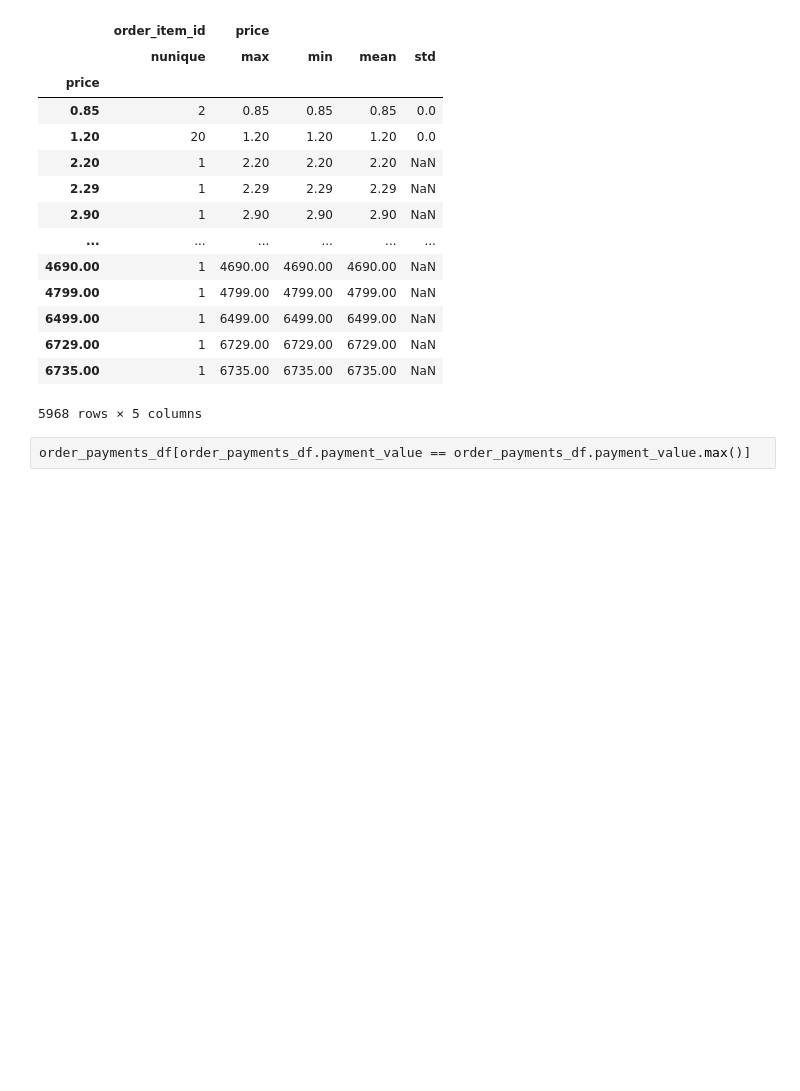
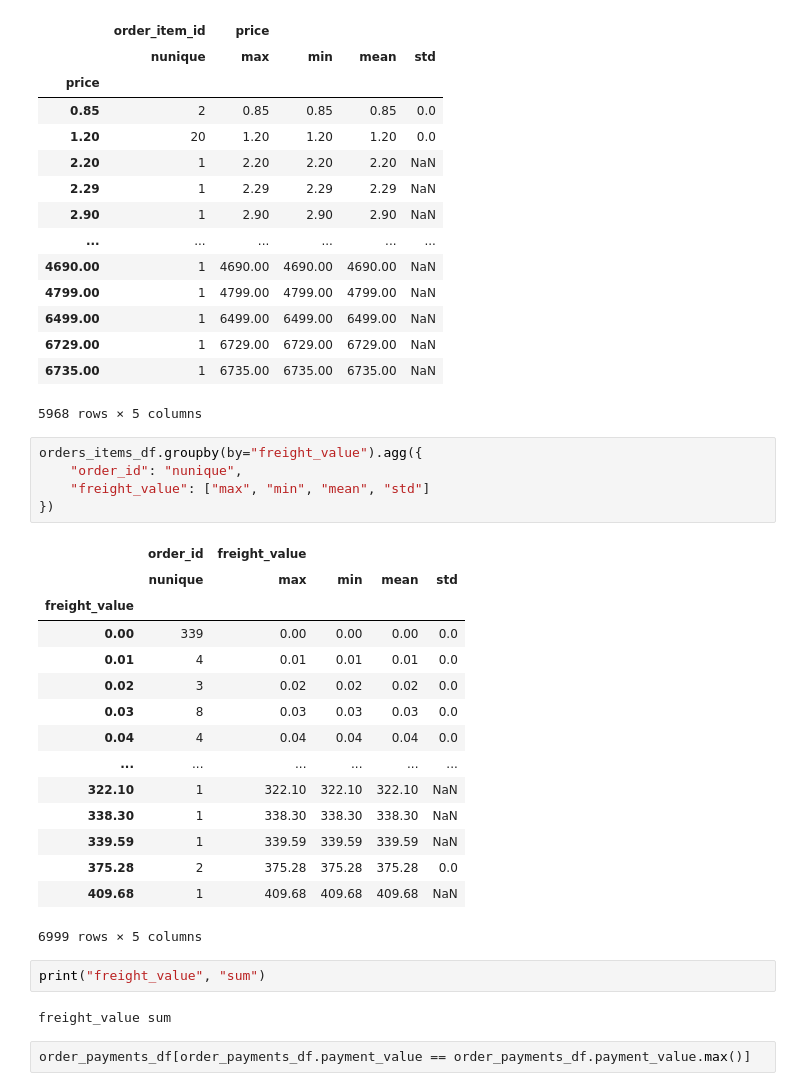
Before and after one commit to suryaadi45/Submision, a Jupyter notebook: notebook.ipynb, the cells around one changed output. Drawn from its saved outputs; the diff is of its cells as text; blank space fills up the shorter version.

```diff
--- a/notebook.ipynb
+++ b/notebook.ipynb
@@ -202,6 +202,31 @@ orders_items_df.groupby(by="price").agg({
 | 6729.00 | 1 | 6729.00 | 6729.00 | 6729.00 | NaN |
 | 6735.00 | 1 | 6735.00 | 6735.00 | 6735.00 | NaN |
 5968 rows × 5 columns
+# %%
+orders_items_df.groupby(by="freight_value").agg({
+    "order_id": "nunique",
+    "freight_value": ["max", "min", "mean", "std"]
+})
+# %% [output]
+|  | order_id | freight_value |  |  |  |
+|  | nunique | max | min | mean | std |
+| freight_value |  |  |  |  |  |
+| 0.00 | 339 | 0.00 | 0.00 | 0.00 | 0.0 |
+| 0.01 | 4 | 0.01 | 0.01 | 0.01 | 0.0 |
+| 0.02 | 3 | 0.02 | 0.02 | 0.02 | 0.0 |
+| 0.03 | 8 | 0.03 | 0.03 | 0.03 | 0.0 |
+| 0.04 | 4 | 0.04 | 0.04 | 0.04 | 0.0 |
+| ... | ... | ... | ... | ... | ... |
+| 322.10 | 1 | 322.10 | 322.10 | 322.10 | NaN |
+| 338.30 | 1 | 338.30 | 338.30 | 338.30 | NaN |
+| 339.59 | 1 | 339.59 | 339.59 | 339.59 | NaN |
+| 375.28 | 2 | 375.28 | 375.28 | 375.28 | 0.0 |
+| 409.68 | 1 | 409.68 | 409.68 | 409.68 | NaN |
+6999 rows × 5 columns
+# %%
+print("freight_value", "sum")
+# %% [output]
+freight_value sum
 # %%
 order_payments_df[order_payments_df.payment_value == order_payments_df.payment_value.max()]
 # %% [output]
```
Also changed, not shown: parts of 8 cells of this notebook.
